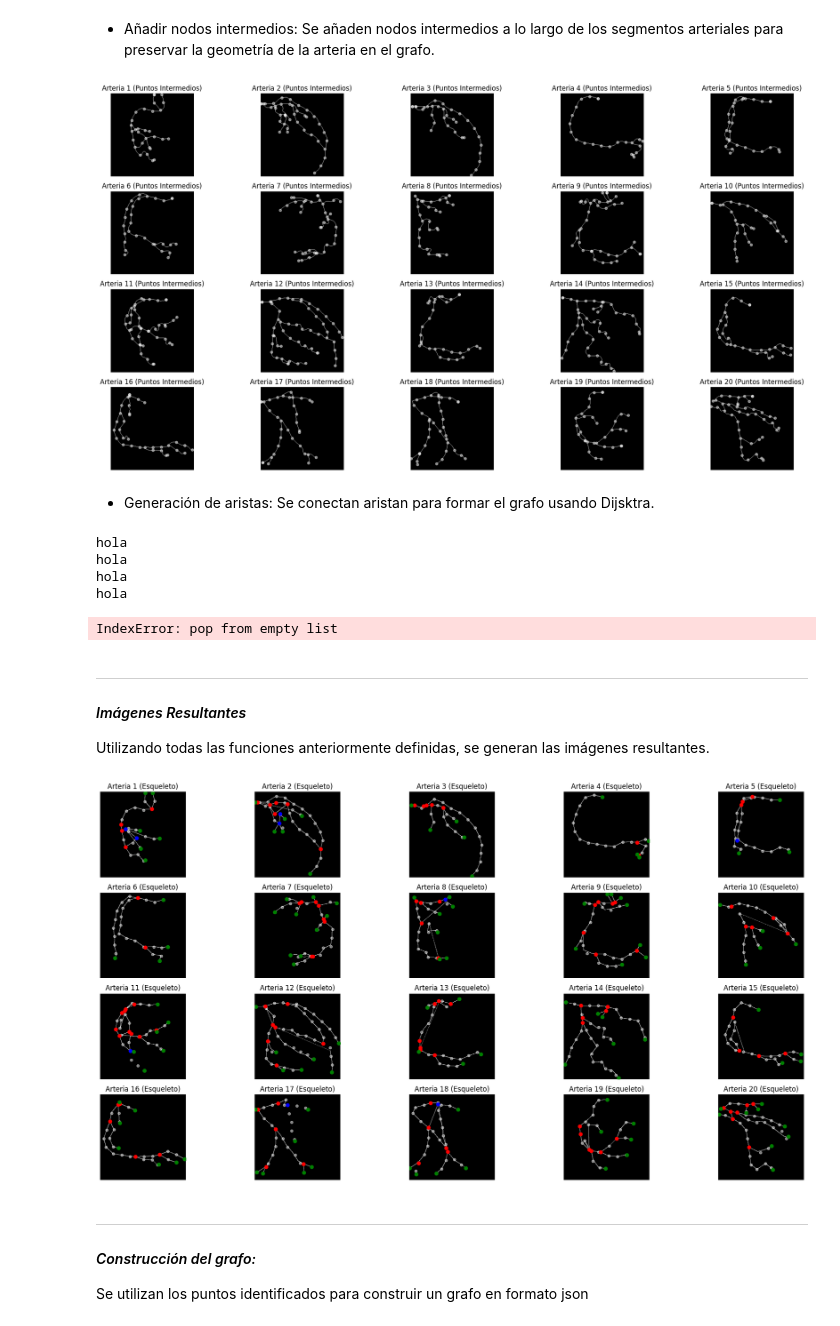
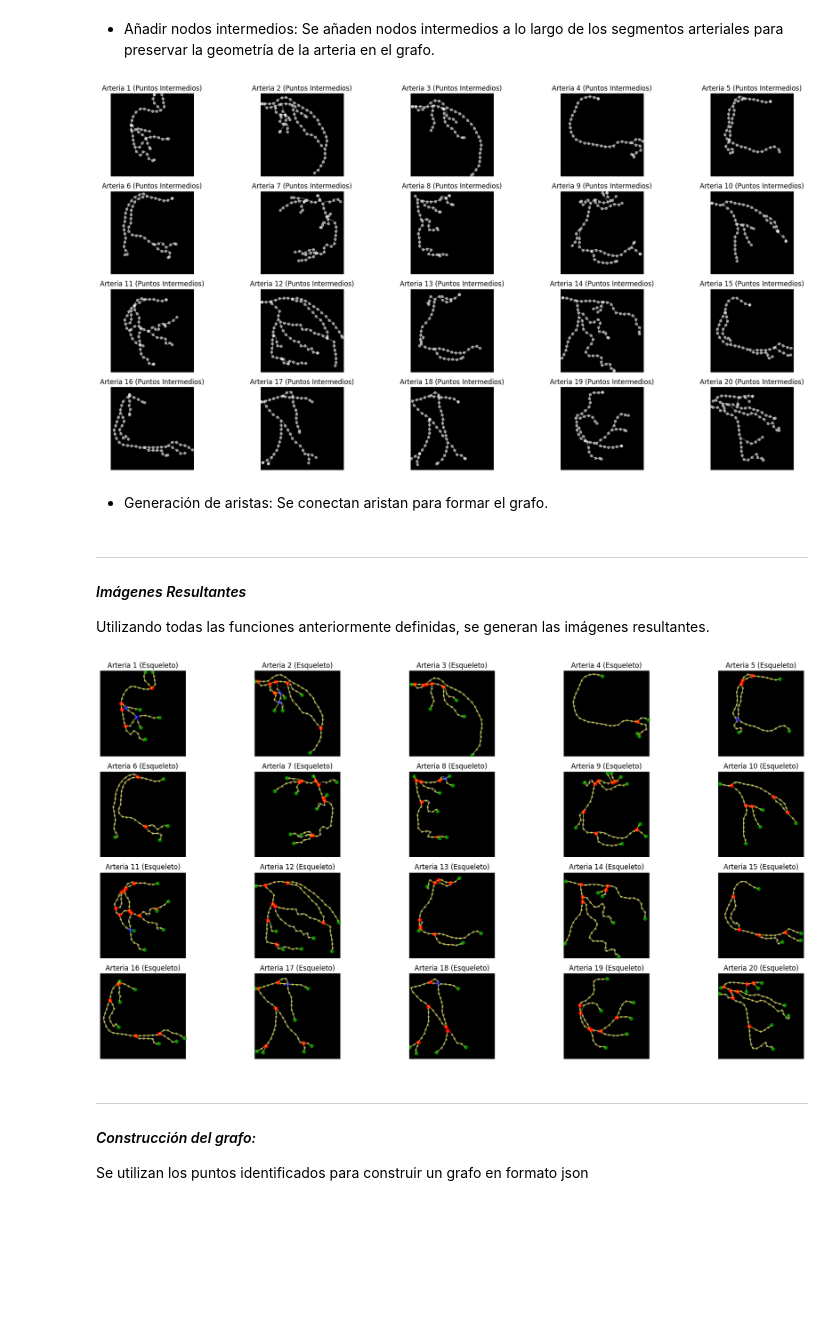
Before and after one commit to stefanoaragoni/Proyecto1_VisionComputadora, a Jupyter notebook: Problema2.ipynb, the cells around one changed output. Cells and saved outputs as stored; diff of their text form; code cells hidden in the pictures; blank space fills up the shorter version.

```diff
--- a/Problema2.ipynb
+++ b/Problema2.ipynb
@@ -374,7 +374,7 @@ def addIntermediateNodes(skeleton, bifurcations, trifurcations, endpoints):
         else:
             count += 1
 
-            if count % 30 == 0:
+            if count % 15 == 0:
                 intermediatePoints.append(currentPoint)
 
         previousPoint.append(currentPoint)
@@ -435,9 +435,9 @@ for i in range(20):  # Asumiendo que hay 20 imágenes
 plt.tight_layout()
 plt.show()
 # %% [output]
-[figure, old version]
+[figure, new version]
 # %% [markdown]
-- Generación de aristas: Se conectan aristan para formar el grafo usando Dijsktra.
+- Generación de aristas: Se conectan aristan para formar el grafo.
 # %%
 def connectPoints(skeleton, endpoints, intermediateNodes, bifurcations, trifurcations):
     connectedSkeleton = np.zeros_like(skeleton)
@@ -447,18 +447,29 @@ def connectPoints(skeleton, endpoints, intermediateNodes, bifurcations, trifurca
     trifurcation = True
     skip = False
 
-    print("Len Endpoints: ", len(endpoints), " Len IntermediateNodes: ", len(intermediateNodes)), " Len Bifurcations: ", len(bifurcations), " Len Trifurcations: ", len(trifurcations)
+    coords = []
 
     for node in intermediateNodes:
         if skip:
             if trifurcation:
-                past = trifurcationPoints.pop()
+                if trifurcationPoints:
+                    past = trifurcationPoints.pop()
+
                 bifurcationPoints.append(past)
                 trifurcation = False
             else:
-                past = bifurcationPoints.pop()
+                if bifurcationPoints:
+                    past = bifurcationPoints.pop()
 
             skip = False
+
+        distance = np.sqrt((node[0] - past[0]) ** 2 + (node[1] - past[1]) ** 2)
+
+        if distance > 40:
+            past = node
+            continue
+
+        coords.append((past, node))
 
         for point in zip(*np.round(np.linspace(past, node, 100)).astype(int).T):
             connectedSkeleton[point[1], point[0]] = True
@@ -469,25 +480,21 @@ def connectPoints(skeleton, endpoints, intermediateNodes, bifurcations, trifurca
         elif node in trifurcations:
             trifurcationPoints.append(node)
             trifurcation = True
-        elif node in endpoints and node != intermediateNodes[0]:
+        elif node in endpoints:
             skip = True
 
         past = node
 
-    return connectedSkeleton
+    return connectedSkeleton, coords
 
 # Conectar los puntos de inicio y fin de los tramos con cambio de dirección
-connected_skeleton_images = [
-        connectPoints(skeleton, endpoints, intermediateNodes, bifurcations, trifurcations) for skeleton,
-        (bifurcations, endpoints, trifurcations),
-        intermediateNodes in zip(skeleton_images, analized_skeleton_images, completed_skeleton_images)
-    ]
+connected_skeleton_images = []
+aristas_list = []
+
+for skeleton, (bifurcations, endpoints, trifurcations), intermediateNodes in zip(skeleton_images, analized_skeleton_images, completed_skeleton_images):
+    connected_skeleton, aristas = connectPoints(skeleton, endpoints, intermediateNodes, bifurcations, trifurcations)
+    connected_skeleton_images.append(connected_skeleton)
+    aristas_list.append(aristas)
-# %% [output]
-hola
-hola
-hola
-hola
-IndexError: pop from empty list
 # %% [markdown]
 ---------
 
@@ -497,37 +504,40 @@ Utilizando todas las funciones anteriormente definidas, se generan las imágenes
 # %%
 # Mostrar las imágenes esqueletizadas con puntos de bifurcación y extremos
 num_rows = 4
 num_cols = 5
 fig, axes = plt.subplots(num_rows, num_cols, figsize=(20, 10))
 
 # Iterar sobre las imágenes esqueletizadas y mostrarlas en la cuadrícula
 for i in range(20):  # Asumiendo que hay 20 imágenes
 
-    skeleton_image = skeleton_images[i]  # Esta es la imagen esqueletizada original
-    edges_image = connected_skeleton_images[i]  # aristas conectadas
+    skeleton_image = skeleton_images[i]                                    # Esta es la imagen esqueletizada original
+    aristas = aristas_list[i]                                              # aristas conectadas
     bifurcations, endpoints, trifurcations = analized_skeleton_images[i]   # bifurcaciones, enpoints, trifurcaciones
-    intermediateNodes = completed_skeleton_images[i] # puntos intermdios
+    intermediateNodes = completed_skeleton_images[i]                       # puntos intermdios
 
 
-    axes[i // num_cols, i % num_cols].imshow(edges_image, cmap='gray')
+    axes[i // num_cols, i % num_cols].imshow(skeleton_image, cmap='gray')
+
+    for arista in aristas:
+        axes[i // num_cols, i % num_cols].plot(*zip(*arista), color='yellow', alpha=0.4)
 
     if intermediateNodes:
-        axes[i // num_cols, i % num_cols].scatter(*zip(*intermediateNodes), color='white', alpha=0.5, s=20)
+        axes[i // num_cols, i % num_cols].scatter(*zip(*intermediateNodes), color='white', alpha=0.3, s=10)
     if bifurcations:
         axes[i // num_cols, i % num_cols].scatter(*zip(*bifurcations), color='red')
     if trifurcations:
         axes[i // num_cols, i % num_cols].scatter(*zip(*trifurcations), color='blue')
     if endpoints:
         axes[i // num_cols, i % num_cols].scatter(*zip(*endpoints), color='green')
 
     axes[i // num_cols, i % num_cols].axis('off')
     axes[i // num_cols, i % num_cols].set_title(f'Arteria {i + 1} (Esqueleto)')
 
 # Ajustar el espacio entre las subfiguras
 plt.tight_layout()
 plt.show()
 # %% [output]
-[figure, old version]
+[figure, new version]
 # %% [markdown]
 ---------
 
```
Also changed, not shown: parts of 1 cell of this notebook, 20 other files.
